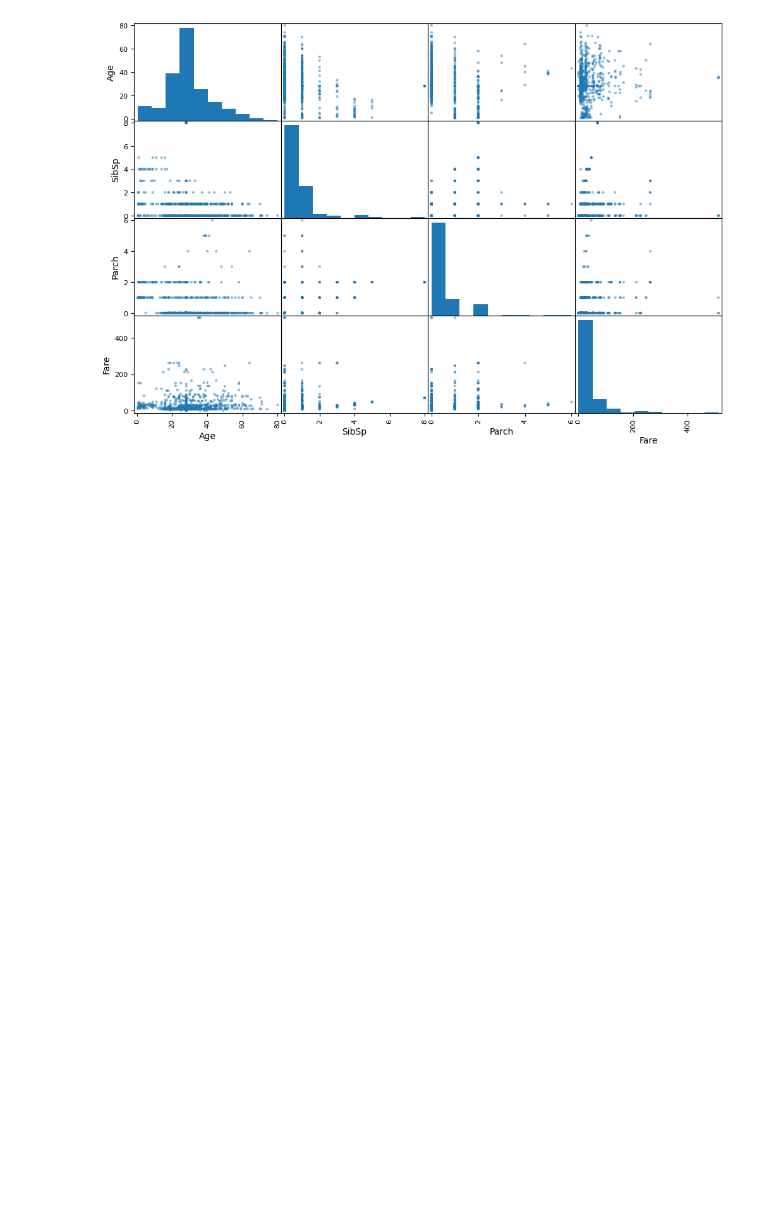
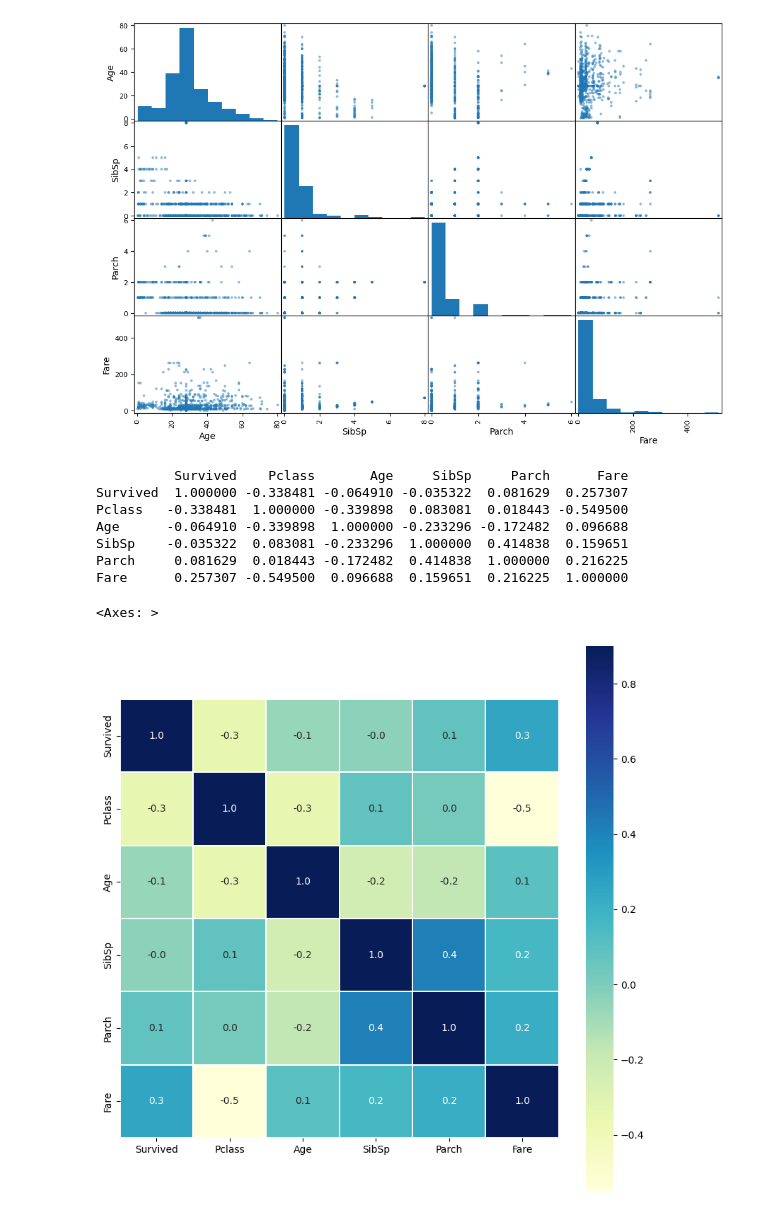
Before and after one commit to bhowad-akash/Machine-Learning, a Jupyter notebook: Data_Preprocessing_Process.ipynb, the cells around one changed output. Saved outputs shown, nothing was run; the diff lists cells and outputs as text; code cells hidden in the pictures; blank space fills up the shorter version.

```diff
--- a/Data_Preprocessing_Process.ipynb
+++ b/Data_Preprocessing_Process.ipynb
@@ -257,3 +258,25 @@ array([[<Axes: xlabel='Age', ylabel='Age'>,
         <Axes: xlabel='Parch', ylabel='Fare'>,
         <Axes: xlabel='Fare', ylabel='Fare'>]], dtype=object)
 [figure]
+# %%
+#Correlation Matrix
+
+'''The correlation coefficient measures the linear relationship between a pair of variables, range [-1, 1].
+1 indicates a full linear relationship, 0 no linear relationship, and -1 full negatively linear relationship.
+It can be used for feature selection to remove redundant features.'''
+
+corr_matrix = titanic_dataset_new[['Survived', 'Pclass', 'Age', 'SibSp', 'Parch', 'Fare']].corr()
+print(corr_matrix)
+
+plt.figure(figsize=(10,10))
+sns.heatmap(corr_matrix, vmax=0.9, annot=True, square=True, linewidths=0.3, cmap="YlGnBu", fmt=".1f")
+# %% [output]
+          Survived    Pclass       Age     SibSp     Parch      Fare
+Survived  1.000000 -0.338481 -0.064910 -0.035322  0.081629  0.257307
+Pclass   -0.338481  1.000000 -0.339898  0.083081  0.018443 -0.549500
+Age      -0.064910 -0.339898  1.000000 -0.233296 -0.172482  0.096688
+SibSp    -0.035322  0.083081 -0.233296  1.000000  0.414838  0.159651
+Parch     0.081629  0.018443 -0.172482  0.414838  1.000000  0.216225
+Fare      0.257307 -0.549500  0.096688  0.159651  0.216225  1.000000
+<Axes: >
+[figure, added]
```
Also changed, not shown: parts of 8 cells of this notebook.
